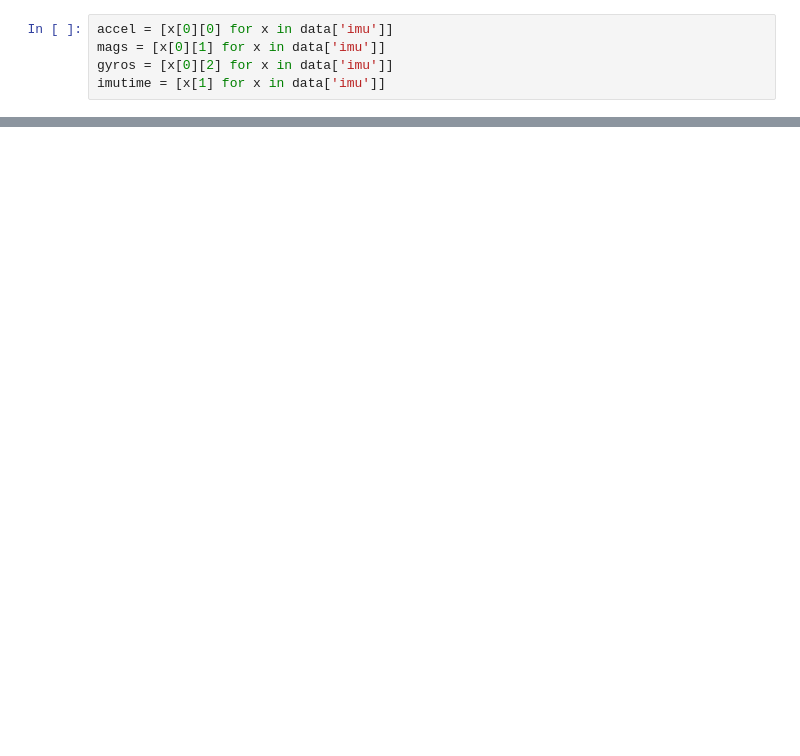
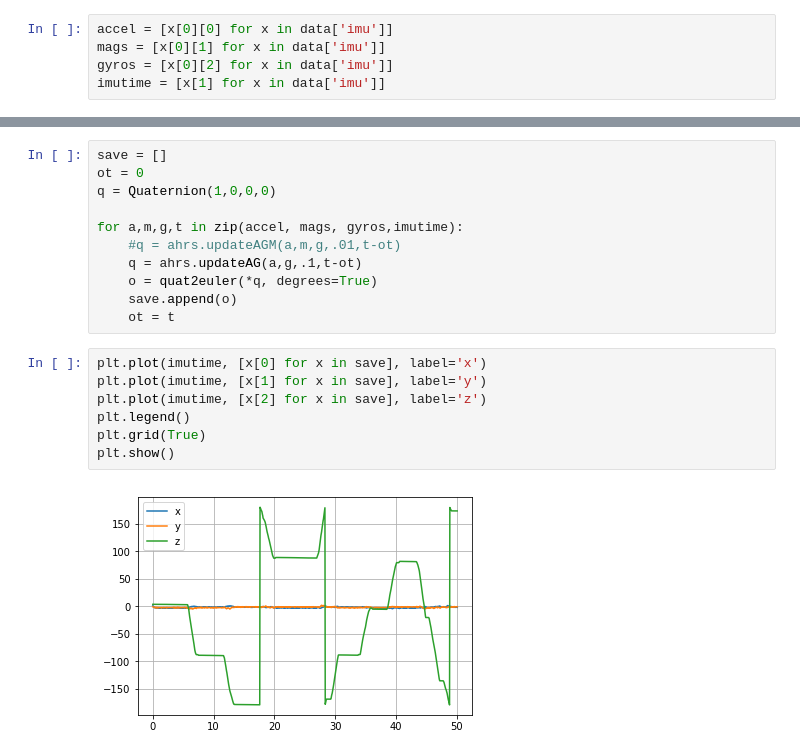
Before and after one commit to MomsFriendlyRobotCompany/ins_rpi, a Jupyter notebook: software/ahrs-nav.ipynb, the cells around one changed output, grey strips where cells are left out. Cells and saved outputs as stored; diff of their text form; blank space fills up the shorter version.

```diff
--- a/software/ahrs-nav.ipynb
+++ b/software/ahrs-nav.ipynb
@@ -39,0 +107,20 @@ plt.show()
+# %%
+save = []
+ot = 0
+q = Quaternion(1,0,0,0)
+
+for a,m,g,t in zip(accel, mags, gyros,imutime):
+    #q = ahrs.updateAGM(a,m,g,.01,t-ot)
+    q = ahrs.updateAG(a,g,.1,t-ot)
+    o = quat2euler(*q, degrees=True)
+    save.append(o)
+    ot = t
+# %%
+plt.plot(imutime, [x[0] for x in save], label='x')
+plt.plot(imutime, [x[1] for x in save], label='y')
+plt.plot(imutime, [x[2] for x in save], label='z')
+plt.legend()
+plt.grid(True)
+plt.show()
+# %% [output]
+[figure, added]
```
Also changed, not shown: parts of 14 cells of this notebook, 1 other file.
